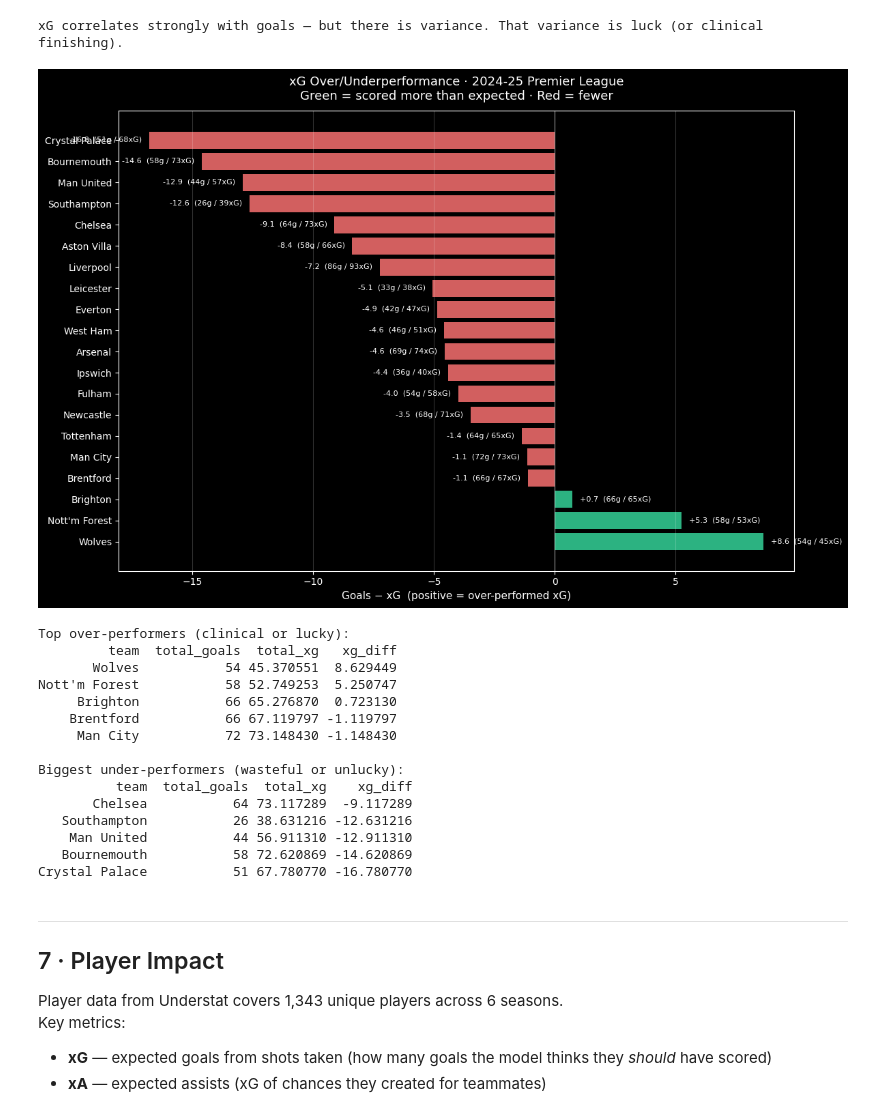
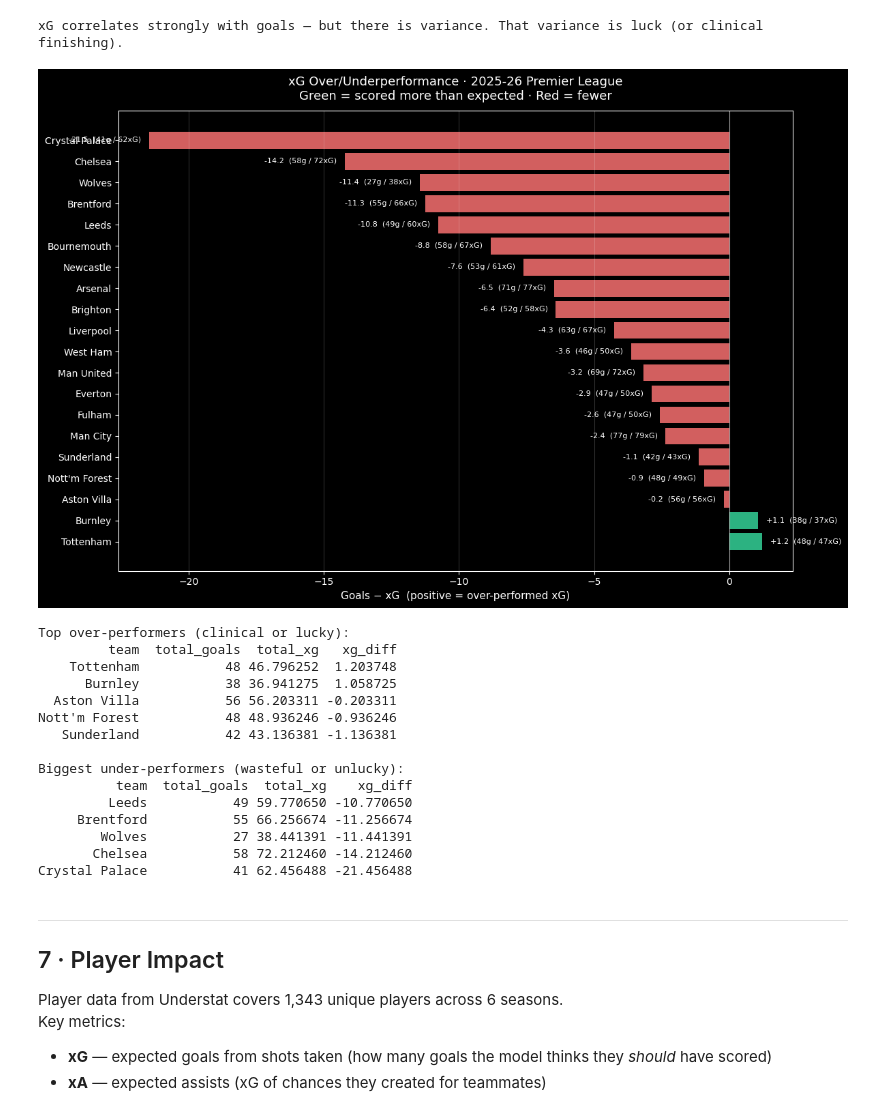
Before and after one commit to s-syasir/PremierPredictor, a Jupyter notebook: PremierPredictor.ipynb, the cells around one changed output. Saved outputs shown, nothing was run; the diff lists cells and outputs as text; code cells hidden in the pictures.

Commit message:
updated for the 25-26 season

```diff
--- a/PremierPredictor.ipynb
+++ b/PremierPredictor.ipynb
@@ -633,11 +650,11 @@ print('xG correlates strongly with goals — but there is variance. That varianc
 [figure]
 xG correlates strongly with goals — but there is variance. That variance is luck (or clinical finishing).
 # %%
-# Per-team xG overperformance (goals − xG) for 2024-25
+# Per-team xG overperformance (goals − xG) for 2025-26
 # Positive = scored more than model expected (clinical / lucky)
 # Negative = scored less (wasteful / unlucky)
 
-season_24 = mxg[mxg['Season'] == '2024-25'].copy()
+season_24 = mxg[mxg['Season'] == '2025-26'].copy()
 
 # Stack home and away rows into one long-form df per team
 home_rows = season_24[['HomeTeam','FTHG','home_xg']].rename(columns={'HomeTeam':'team','FTHG':'goals','home_xg':'xg'})
@@ -646,50 +663,50 @@ team_xg = pd.concat([home_rows, away_rows]).groupby('team').agg(
     total_goals=('goals','sum'),
     total_xg   =('xg',   'sum'),
     matches    =('goals','count'),
 ).reset_index()
 team_xg['xg_diff']   = team_xg['total_goals'] - team_xg['total_xg']
 team_xg['goals_p90'] = (team_xg['total_goals'] / team_xg['matches']).round(2)
 team_xg['xg_p90']    = (team_xg['total_xg']    / team_xg['matches']).round(2)
 team_xg = team_xg.sort_values('xg_diff', ascending=False)
 
 fig, ax = plt.subplots(figsize=(12, 8))
 colors = ['#34d399' if x >= 0 else '#f87171' for x in team_xg['xg_diff']]
 bars = ax.barh(team_xg['team'], team_xg['xg_diff'], color=colors, alpha=0.85)
 ax.axvline(0, color='white', lw=0.8, alpha=0.5)
 
 for bar, row in zip(bars, team_xg.itertuples()):
     ax.text(bar.get_width() + (0.3 if row.xg_diff >= 0 else -0.3),
             bar.get_y() + bar.get_height()/2,
             f'{row.xg_diff:+.1f}  ({row.total_goals}g / {row.total_xg:.0f}xG)',
             va='center', ha='left' if row.xg_diff >= 0 else 'right', fontsize=8)
 
 ax.set_xlabel('Goals − xG  (positive = over-performed xG)', fontsize=11)
-ax.set_title('xG Over/Underperformance · 2024-25 Premier League\nGreen = scored more than expected · Red = fewer', fontsize=13, pad=12)
+ax.set_title('xG Over/Underperformance · 2025-26 Premier League\nGreen = scored more than expected · Red = fewer', fontsize=13, pad=12)
 ax.grid(axis='x', alpha=0.2)
 plt.tight_layout()
 plt.show()
 
 print('\nTop over-performers (clinical or lucky):')
 print(team_xg[['team','total_goals','total_xg','xg_diff']].head(5).to_string(index=False))
 print('\nBiggest under-performers (wasteful or unlucky):')
 print(team_xg[['team','total_goals','total_xg','xg_diff']].tail(5).to_string(index=False))
 # %% [output]
-[figure, old version]
+[figure, new version]
 Top over-performers (clinical or lucky):
          team  total_goals  total_xg   xg_diff
-       Wolves           54 45.370551  8.629449
-Nott'm Forest           58 52.749253  5.250747
-     Brighton           66 65.276870  0.723130
-    Brentford           66 67.119797 -1.119797
-     Man City           72 73.148430 -1.148430
+    Tottenham           48 46.796252  1.203748
+      Burnley           38 36.941275  1.058725
+  Aston Villa           56 56.203311 -0.203311
+Nott'm Forest           48 48.936246 -0.936246
+   Sunderland           42 43.136381 -1.136381
 
 Biggest under-performers (wasteful or unlucky):
           team  total_goals  total_xg    xg_diff
-       Chelsea           64 73.117289  -9.117289
-   Southampton           26 38.631216 -12.631216
-    Man United           44 56.911310 -12.911310
-   Bournemouth           58 72.620869 -14.620869
-Crystal Palace           51 67.780770 -16.780770
+         Leeds           49 59.770650 -10.770650
+     Brentford           55 66.256674 -11.256674
+        Wolves           27 38.441391 -11.441391
+       Chelsea           58 72.212460 -14.212460
+Crystal Palace           41 62.456488 -21.456488
 # %% [markdown]
 ---
 ## 7 · Player Impact
```
Also changed, not shown: parts of 30 cells of this notebook, 8 other files.
